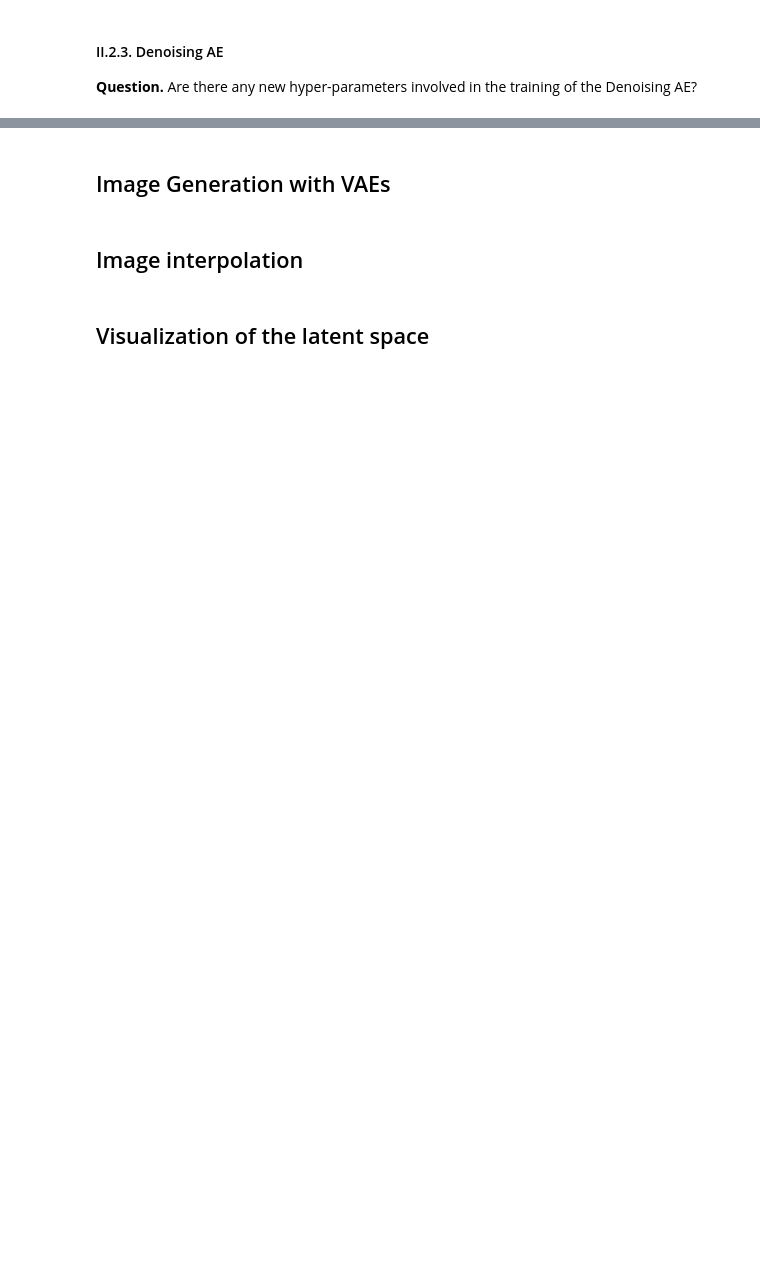
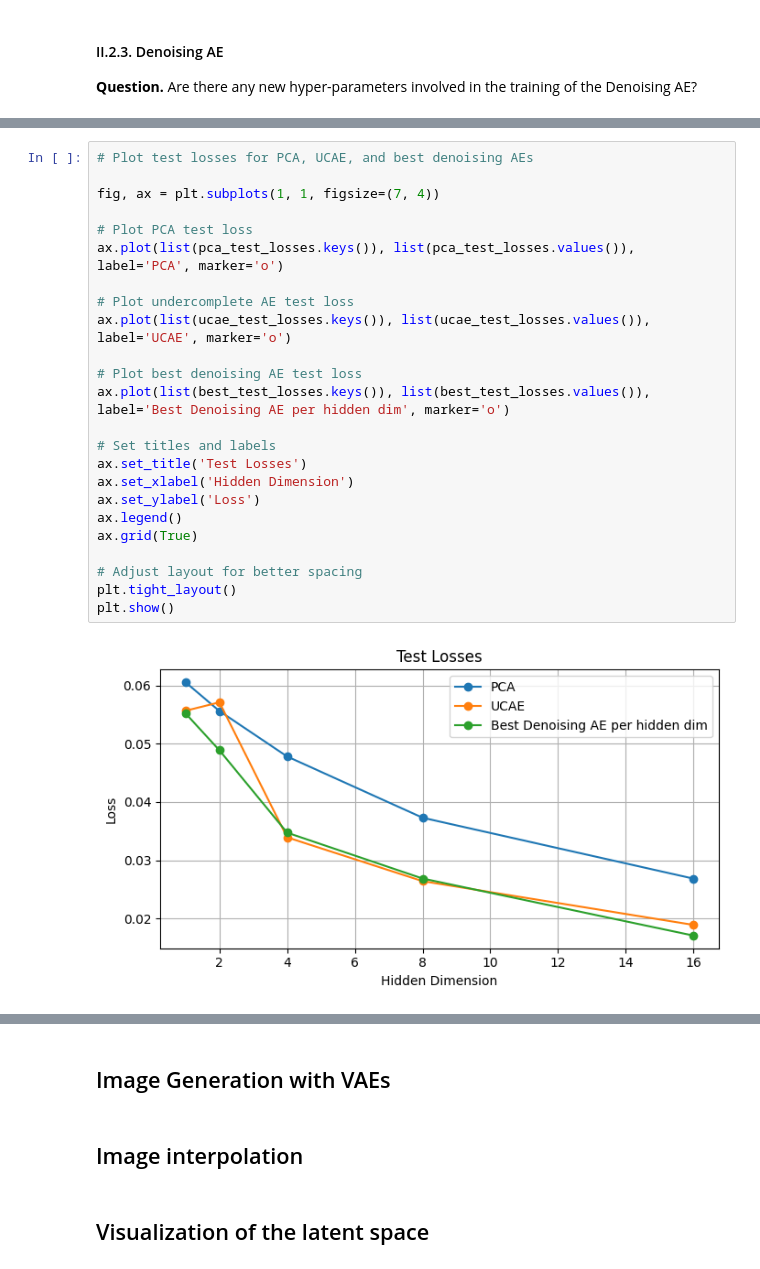
Before and after one commit to BMThi/High-Dimensional-Deep-Learning, a Jupyter notebook: autoencoders/autoencoders_vae.ipynb, the cells around one changed output, grey strips where cells are left out. Cells and saved outputs as stored; diff of their text form; blank space fills up the shorter version.

```diff
--- a/autoencoders/autoencoders_vae.ipynb
+++ b/autoencoders/autoencoders_vae.ipynb
@@ -943,0 +988,26 @@ Epoch [5/5], Training Loss: 0.0248, Validation Loss: 0.0284
+# %%
+# Plot test losses for PCA, UCAE, and best denoising AEs
+
+fig, ax = plt.subplots(1, 1, figsize=(7, 4))
+
+# Plot PCA test loss
+ax.plot(list(pca_test_losses.keys()), list(pca_test_losses.values()), label='PCA', marker='o')
+
+# Plot undercomplete AE test loss
+ax.plot(list(ucae_test_losses.keys()), list(ucae_test_losses.values()), label='UCAE', marker='o')
+
+# Plot best denoising AE test loss
+ax.plot(list(best_test_losses.keys()), list(best_test_losses.values()), label='Best Denoising AE per hidden dim', marker='o')
+
+# Set titles and labels
+ax.set_title('Test Losses')
+ax.set_xlabel('Hidden Dimension')
+ax.set_ylabel('Loss')
+ax.legend()
+ax.grid(True)
+
+# Adjust layout for better spacing
+plt.tight_layout()
+plt.show()
+# %% [output]
+[figure, added]
```
Also changed, not shown: parts of 21 cells of this notebook.
